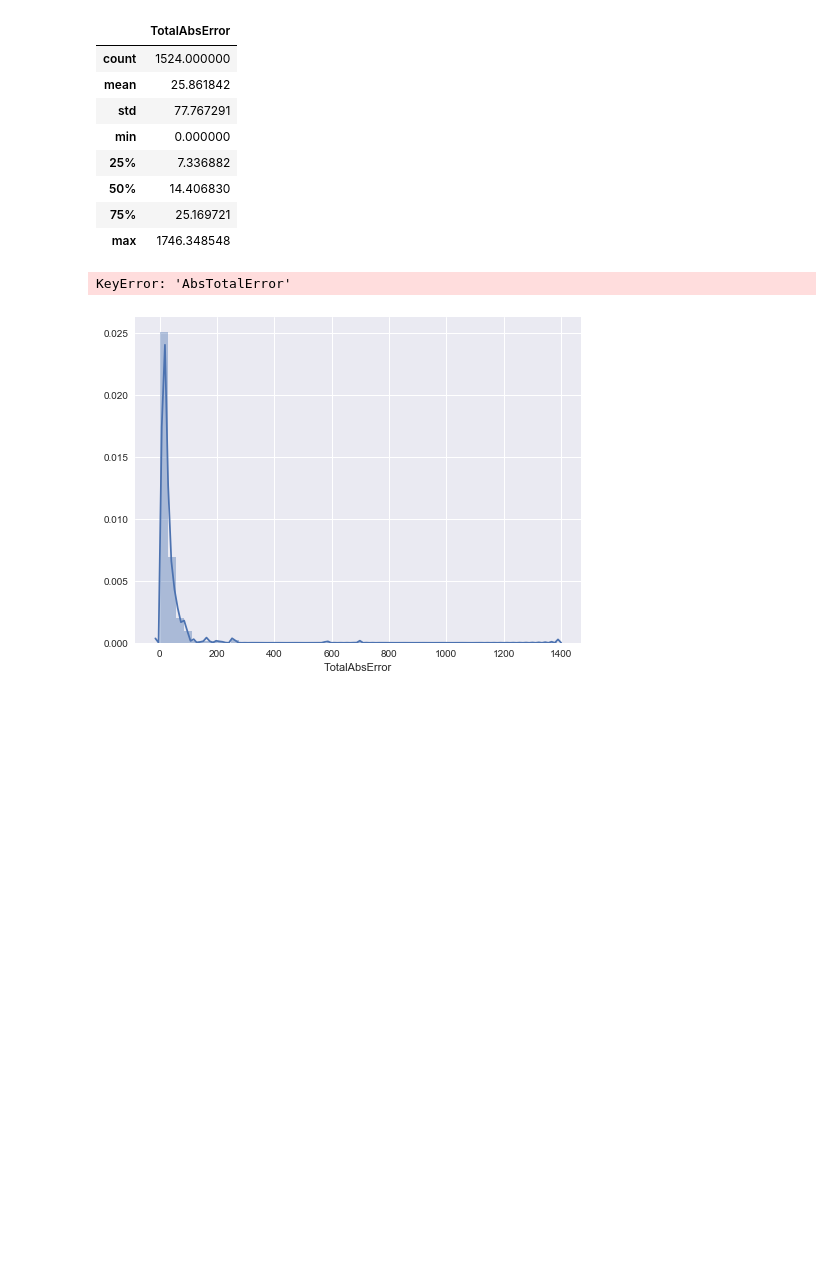
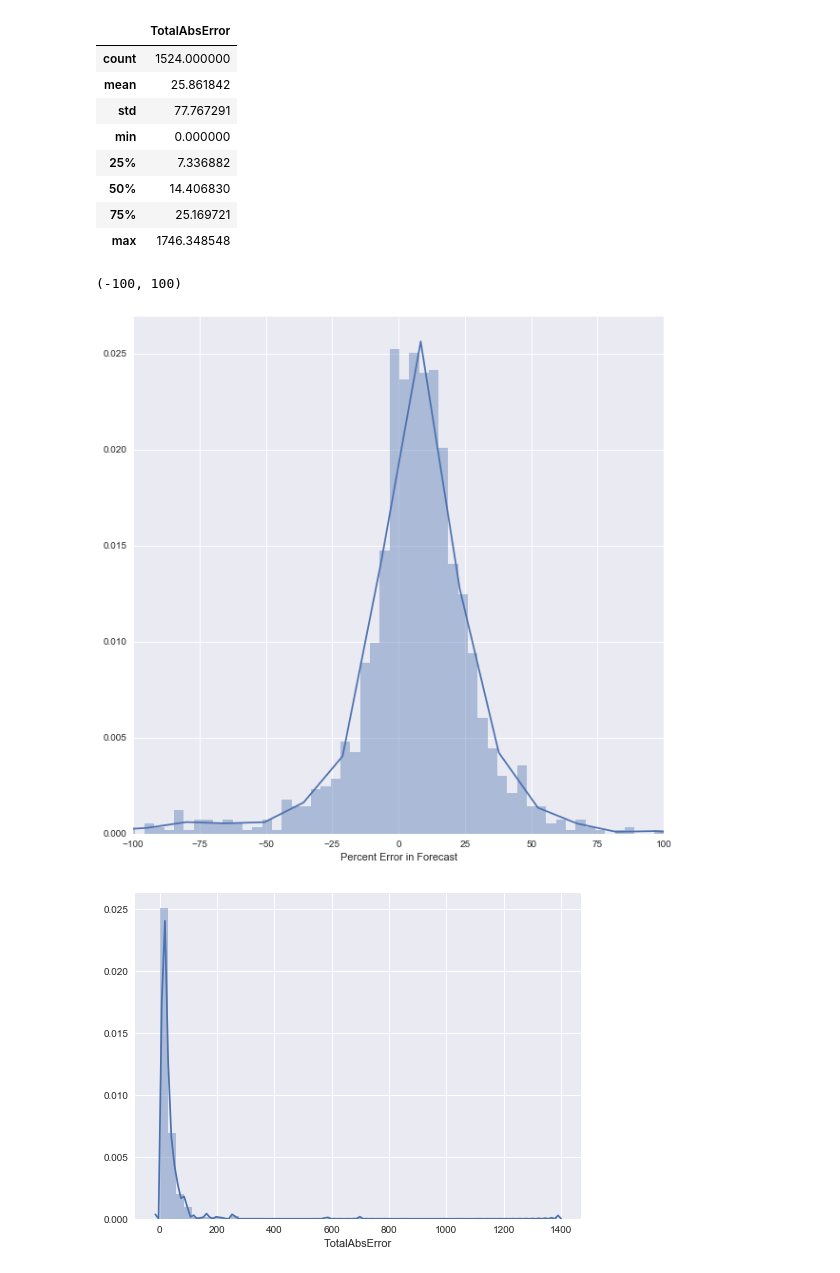
Before and after one commit to jawadmhoque/accuracy-assessment, a Jupyter notebook: Accuracy Algorithm.ipynb, the cells around one changed output. Drawn from its saved outputs; the diff is of its cells as text; code cells hidden in the pictures; blank space fills up the shorter version.

```diff
--- a/Accuracy Algorithm.ipynb
+++ b/Accuracy Algorithm.ipynb
@@ -494,8 +517,10 @@ project_error2.describe() #the absolute weighted error was taken and then summed
 | 50% | 14.406830 |
 | 75% | 25.169721 |
 | max | 1746.348548 |
-# %%
-ax=sns.distplot(project_error1['AbsTotalError'])
-ax.figure.set_size_inches(8,6)
-# %% [output]
-KeyError: 'AbsTotalError'
+# %%
+ax=sns.distplot(project_error1['TotalError'],bins=500,kde=True,axlabel='Percent Error in Forecast')
+ax.figure.set_size_inches(10,10)
+ax.set_xlim(-100,100)
+# %% [output]
+(-100, 100)
+[figure, added]
```
Also changed, not shown: parts of 4 cells of this notebook, 1 other file.
